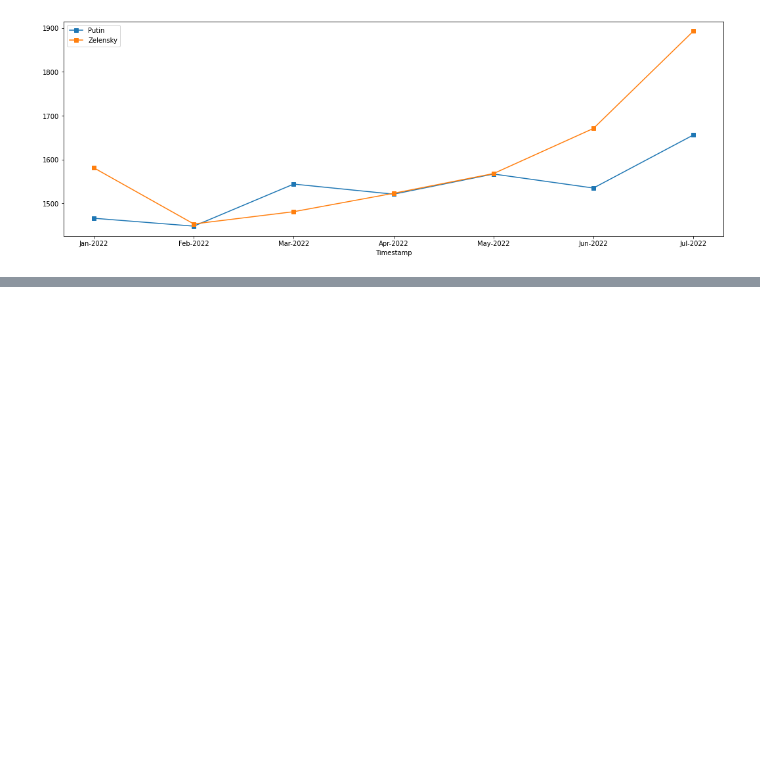
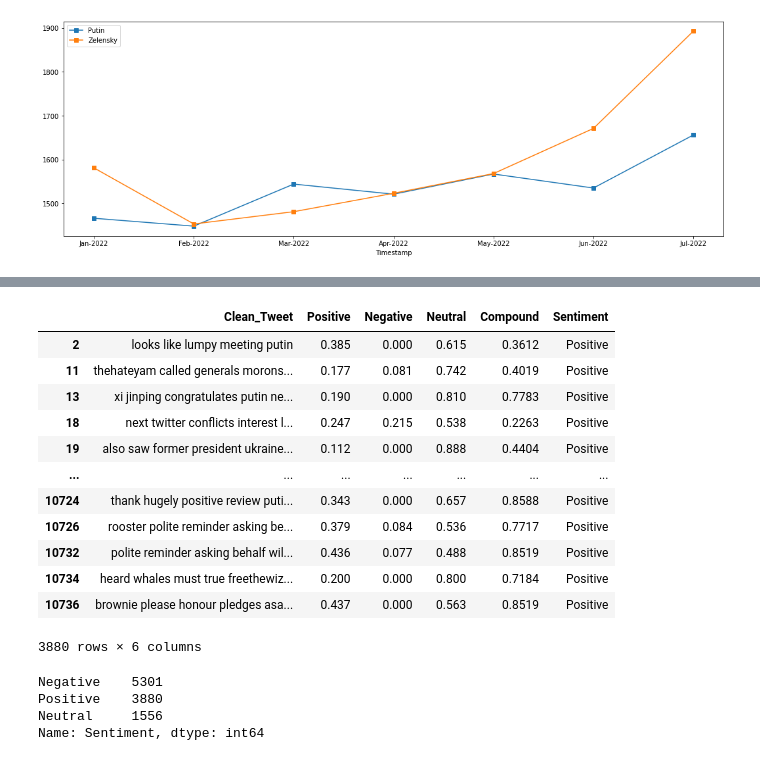
Before and after one commit to martina-nu/Proyecto-Final-ML, a Jupyter notebook: src/explore.ipynb, the cells around one changed output, grey strips where cells are left out. Cells and saved outputs as stored; diff of their text form; code cells hidden in the pictures; blank space fills up the shorter version.

```diff
--- a/src/explore.ipynb
+++ b/src/explore.ipynb
@@ -749,0 +757,10 @@ plt.show()
+# %%
+df_labels = df_interim_p.copy()
+df_labels = df_labels[['Clean_Tweet']]
+# %%
+sentiments = SentimentIntensityAnalyzer()
+df_labels["Positive"] = [sentiments.polarity_scores(i)["pos"] for i in df_labels["Clean_Tweet"]]
+df_labels["Negative"] = [sentiments.polarity_scores(i)["neg"] for i in df_labels["Clean_Tweet"]]
+df_labels["Neutral"] = [sentiments.polarity_scores(i)["neu"] for i in df_labels["Clean_Tweet"]]
+df_labels['Compound'] = [sentiments.polarity_scores(i)["compound"] for i in df_labels["Clean_Tweet"]]
+df_labels.head()
@@ -749,0 +774,11 @@ plt.show()
+# %%
+score = df_labels["Compound"].values
+sentiment = []
+for i in score:
+    if i >= 0.05 :
+        sentiment.append('Positive')
+    elif i <= -0.05 :
+        sentiment.append('Negative')
+    else:
+        sentiment.append('Neutral')
+df_labels["Sentiment"] = sentiment
@@ -749,0 +811,23 @@ plt.show()
+# %%
+df_labels[df_labels['Sentiment'] == 'Positive']
+# %% [output]
+|  | Clean_Tweet | Positive | Negative | Neutral | Compound | Sentiment |
+| 2 | looks like lumpy meeting putin | 0.385 | 0.000 | 0.615 | 0.3612 | Positive |
+| 11 | thehateyam called generals morons... | 0.177 | 0.081 | 0.742 | 0.4019 | Positive |
+| 13 | xi jinping congratulates putin ne... | 0.190 | 0.000 | 0.810 | 0.7783 | Positive |
+| 18 | next twitter conflicts interest l... | 0.247 | 0.215 | 0.538 | 0.2263 | Positive |
+| 19 | also saw former president ukraine... | 0.112 | 0.000 | 0.888 | 0.4404 | Positive |
+| ... | ... | ... | ... | ... | ... | ... |
+| 10724 | thank hugely positive review puti... | 0.343 | 0.000 | 0.657 | 0.8588 | Positive |
+| 10726 | rooster polite reminder asking be... | 0.379 | 0.084 | 0.536 | 0.7717 | Positive |
+| 10732 | polite reminder asking behalf wil... | 0.436 | 0.077 | 0.488 | 0.8519 | Positive |
+| 10734 | heard whales must true freethewiz... | 0.200 | 0.000 | 0.800 | 0.7184 | Positive |
+| 10736 | brownie please honour pledges asa... | 0.437 | 0.000 | 0.563 | 0.8519 | Positive |
+3880 rows × 6 columns
+# %%
+print(df_labels["Sentiment"].value_counts())
+# %% [output]
+Negative    5301
+Positive    3880
+Neutral     1556
+Name: Sentiment, dtype: int64
```
Also changed, not shown: parts of 38 cells of this notebook.
